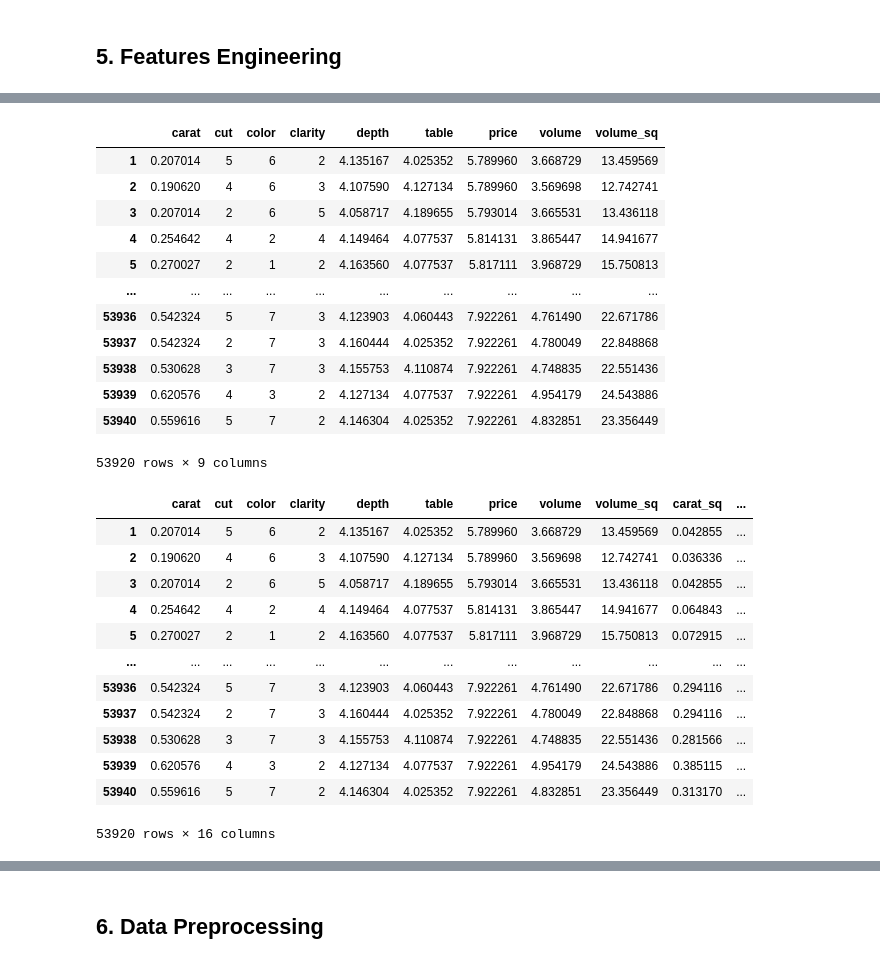
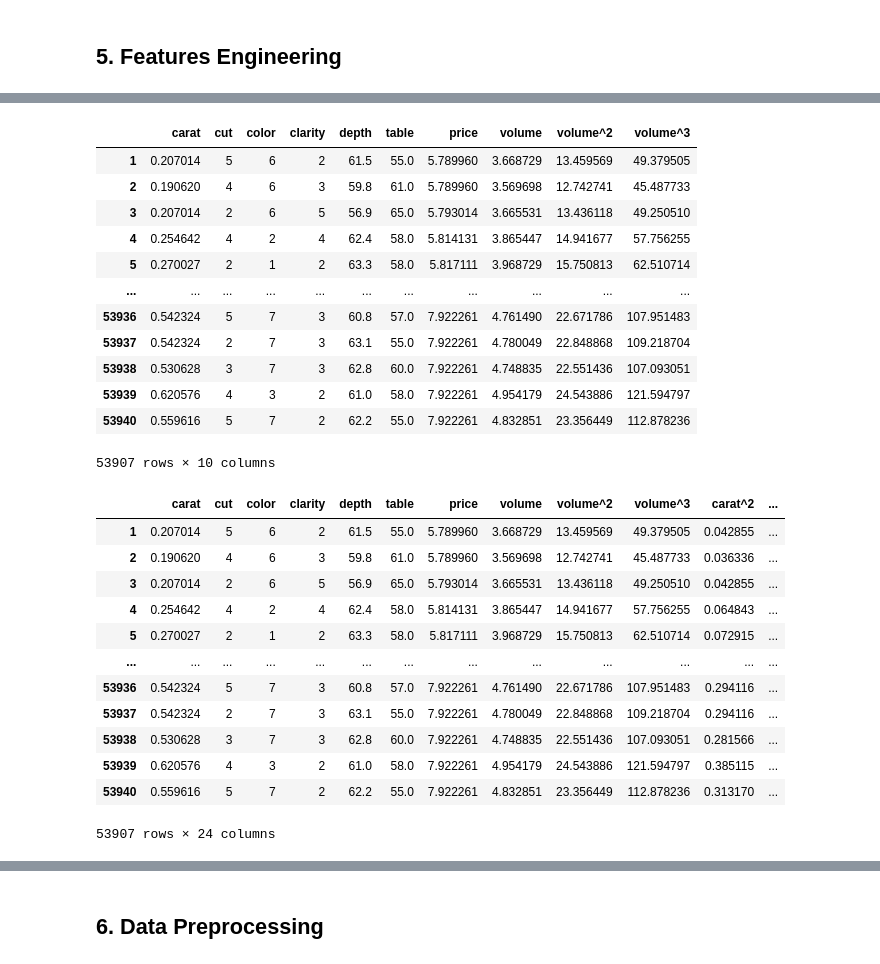
Before and after one commit to QuachGHuy/polynomial-ridge-regression-diamond-prices, a Jupyter notebook: notebook/experiment.ipynb, the cells around one changed output, grey strips where cells are left out. Drawn from its saved outputs; the diff is of its cells as text; code cells hidden in the pictures.

```diff
--- a/notebook/experiment.ipynb
+++ b/notebook/experiment.ipynb
@@ -239,3 +239,10 @@ import pandas as pd
 # %%
 # Create new data from df for polynomial features
 df_poly = df.copy()
+# %%
+# Remove outliers
+df_poly = df_poly[(df_poly["depth"]<75)&(df_poly["depth"]>50)]
+df_poly = df_poly[(df_poly["table"]<80)&(df_poly["table"]>40)]
+df_poly = df_poly[(df_poly["y"]<30)]
+df_poly = df_poly[(df_poly["z"]<10)&(df_poly["z"]>2)]
+df_poly.shape
@@ -256,7 +265,7 @@ volume    0.904255
 Name: price, dtype: float64
 # %%
 # Log transform for right skewed data
-log_feature = ["carat", "depth", "table", "volume", "price"]
+log_feature = ["carat", "volume", "price"]
 df_poly[log_feature] = pd.DataFrame(np.log1p(df_poly[log_feature]))
 # %%
 df_poly.head(5)
@@ -270,53 +279,58 @@ df_poly.head(5)
 # %%
 from typing import List
 
-def add_squared_features(data: pd.DataFrame, features: List[str]) -> pd.DataFrame:
+def add_squared_features(data: pd.DataFrame, features: List[str], degree: int = 2) -> pd.DataFrame:
     for feature in features:
-        data[f"{feature}_sq"] = data[feature]**2
+        for i in range(2, degree + 1):
+            data[f"{feature}^{i}"] = data[feature]**i
 
     return data
 
 def add_interaction_features(data: pd.DataFrame,
                              primary_feature: str,
-                             interaction_features: List[str]) -> pd.DataFrame:
+                             interaction_features: List[str],
+                             degree: int = 2) -> pd.DataFrame:
 
-    data[f"{primary_feature}_sq"] = data[primary_feature] ** 2
+    add_squared_features(data, [primary_feature], degree)
 
     for feature in interaction_features:
+        add_squared_features(data, [feature], degree)
         data[f"{primary_feature}_x_{feature}"] = data[primary_feature] * data[feature]
-        data[f"{feature}_sq"] = data[feature] ** 2
+
+        for i in range(2, degree):
+            data[f"{primary_feature}^{i}_x_{feature}"] = data[primary_feature]**i * data[feature]
 
     return data
 # %%
-add_squared_features(df_poly, ["volume"])
+add_squared_features(df_poly, ["volume"], 3)
 # %% [output]
-|  | carat | cut | color | clarity | depth | table | price | volume | volume_sq |
-| 1 | 0.207014 | 5 | 6 | 2 | 4.135167 | 4.025352 | 5.789960 | 3.668729 | 13.459569 |
-| 2 | 0.190620 | 4 | 6 | 3 | 4.107590 | 4.127134 | 5.789960 | 3.569698 | 12.742741 |
-| 3 | 0.207014 | 2 | 6 | 5 | 4.058717 | 4.189655 | 5.793014 | 3.665531 | 13.436118 |
-| 4 | 0.254642 | 4 | 2 | 4 | 4.149464 | 4.077537 | 5.814131 | 3.865447 | 14.941677 |
-| 5 | 0.270027 | 2 | 1 | 2 | 4.163560 | 4.077537 | 5.817111 | 3.968729 | 15.750813 |
-| ... | ... | ... | ... | ... | ... | ... | ... | ... | ... |
-| 53936 | 0.542324 | 5 | 7 | 3 | 4.123903 | 4.060443 | 7.922261 | 4.761490 | 22.671786 |
-| 53937 | 0.542324 | 2 | 7 | 3 | 4.160444 | 4.025352 | 7.922261 | 4.780049 | 22.848868 |
-| 53938 | 0.530628 | 3 | 7 | 3 | 4.155753 | 4.110874 | 7.922261 | 4.748835 | 22.551436 |
-| 53939 | 0.620576 | 4 | 3 | 2 | 4.127134 | 4.077537 | 7.922261 | 4.954179 | 24.543886 |
-| 53940 | 0.559616 | 5 | 7 | 2 | 4.146304 | 4.025352 | 7.922261 | 4.832851 | 23.356449 |
+|  | carat | cut | color | clarity | depth | table | price | volume | volume^2 | volume^3 |
+| 1 | 0.207014 | 5 | 6 | 2 | 61.5 | 55.0 | 5.789960 | 3.668729 | 13.459569 | 49.379505 |
+| 2 | 0.190620 | 4 | 6 | 3 | 59.8 | 61.0 | 5.789960 | 3.569698 | 12.742741 | 45.487733 |
+| 3 | 0.207014 | 2 | 6 | 5 | 56.9 | 65.0 | 5.793014 | 3.665531 | 13.436118 | 49.250510 |
+| 4 | 0.254642 | 4 | 2 | 4 | 62.4 | 58.0 | 5.814131 | 3.865447 | 14.941677 | 57.756255 |
+| 5 | 0.270027 | 2 | 1 | 2 | 63.3 | 58.0 | 5.817111 | 3.968729 | 15.750813 | 62.510714 |
+| ... | ... | ... | ... | ... | ... | ... | ... | ... | ... | ... |
+| 53936 | 0.542324 | 5 | 7 | 3 | 60.8 | 57.0 | 7.922261 | 4.761490 | 22.671786 | 107.951483 |
+| 53937 | 0.542324 | 2 | 7 | 3 | 63.1 | 55.0 | 7.922261 | 4.780049 | 22.848868 | 109.218704 |
+| 53938 | 0.530628 | 3 | 7 | 3 | 62.8 | 60.0 | 7.922261 | 4.748835 | 22.551436 | 107.093051 |
+| 53939 | 0.620576 | 4 | 3 | 2 | 61.0 | 58.0 | 7.922261 | 4.954179 | 24.543886 | 121.594797 |
+| 53940 | 0.559616 | 5 | 7 | 2 | 62.2 | 55.0 | 7.922261 | 4.832851 | 23.356449 | 112.878236 |
-53920 rows × 9 columns
+53907 rows × 10 columns
 # %%
 interaction_features = ["cut", "color", "clarity"]
-add_interaction_features(df_poly, "carat", interaction_features)
+add_interaction_features(df_poly, "carat", interaction_features, 3)
 # %% [output]
-|  | carat | cut | color | clarity | depth | table | price | volume | volume_sq | carat_sq | ... |
-| 1 | 0.207014 | 5 | 6 | 2 | 4.135167 | 4.025352 | 5.789960 | 3.668729 | 13.459569 | 0.042855 | ... |
-| 2 | 0.190620 | 4 | 6 | 3 | 4.107590 | 4.127134 | 5.789960 | 3.569698 | 12.742741 | 0.036336 | ... |
-| 3 | 0.207014 | 2 | 6 | 5 | 4.058717 | 4.189655 | 5.793014 | 3.665531 | 13.436118 | 0.042855 | ... |
-| 4 | 0.254642 | 4 | 2 | 4 | 4.149464 | 4.077537 | 5.814131 | 3.865447 | 14.941677 | 0.064843 | ... |
-| 5 | 0.270027 | 2 | 1 | 2 | 4.163560 | 4.077537 | 5.817111 | 3.968729 | 15.750813 | 0.072915 | ... |
-| ... | ... | ... | ... | ... | ... | ... | ... | ... | ... | ... | ... |
-| 53936 | 0.542324 | 5 | 7 | 3 | 4.123903 | 4.060443 | 7.922261 | 4.761490 | 22.671786 | 0.294116 | ... |
-| 53937 | 0.542324 | 2 | 7 | 3 | 4.160444 | 4.025352 | 7.922261 | 4.780049 | 22.848868 | 0.294116 | ... |
-| 53938 | 0.530628 | 3 | 7 | 3 | 4.155753 | 4.110874 | 7.922261 | 4.748835 | 22.551436 | 0.281566 | ... |
-| 53939 | 0.620576 | 4 | 3 | 2 | 4.127134 | 4.077537 | 7.922261 | 4.954179 | 24.543886 | 0.385115 | ... |
-| 53940 | 0.559616 | 5 | 7 | 2 | 4.146304 | 4.025352 | 7.922261 | 4.832851 | 23.356449 | 0.313170 | ... |
+|  | carat | cut | color | clarity | depth | table | price | volume | volume^2 | volume^3 | carat^2 | ... |
+| 1 | 0.207014 | 5 | 6 | 2 | 61.5 | 55.0 | 5.789960 | 3.668729 | 13.459569 | 49.379505 | 0.042855 | ... |
+| 2 | 0.190620 | 4 | 6 | 3 | 59.8 | 61.0 | 5.789960 | 3.569698 | 12.742741 | 45.487733 | 0.036336 | ... |
+| 3 | 0.207014 | 2 | 6 | 5 | 56.9 | 65.0 | 5.793014 | 3.665531 | 13.436118 | 49.250510 | 0.042855 | ... |
+| 4 | 0.254642 | 4 | 2 | 4 | 62.4 | 58.0 | 5.814131 | 3.865447 | 14.941677 | 57.756255 | 0.064843 | ... |
+| 5 | 0.270027 | 2 | 1 | 2 | 63.3 | 58.0 | 5.817111 | 3.968729 | 15.750813 | 62.510714 | 0.072915 | ... |
+| ... | ... | ... | ... | ... | ... | ... | ... | ... | ... | ... | ... | ... |
+| 53936 | 0.542324 | 5 | 7 | 3 | 60.8 | 57.0 | 7.922261 | 4.761490 | 22.671786 | 107.951483 | 0.294116 | ... |
+| 53937 | 0.542324 | 2 | 7 | 3 | 63.1 | 55.0 | 7.922261 | 4.780049 | 22.848868 | 109.218704 | 0.294116 | ... |
+| 53938 | 0.530628 | 3 | 7 | 3 | 62.8 | 60.0 | 7.922261 | 4.748835 | 22.551436 | 107.093051 | 0.281566 | ... |
+| 53939 | 0.620576 | 4 | 3 | 2 | 61.0 | 58.0 | 7.922261 | 4.954179 | 24.543886 | 121.594797 | 0.385115 | ... |
+| 53940 | 0.559616 | 5 | 7 | 2 | 62.2 | 55.0 | 7.922261 | 4.832851 | 23.356449 | 112.878236 | 0.313170 | ... |
-53920 rows × 16 columns
+53907 rows × 24 columns
```
Also changed, not shown: parts of 10 cells of this notebook.
